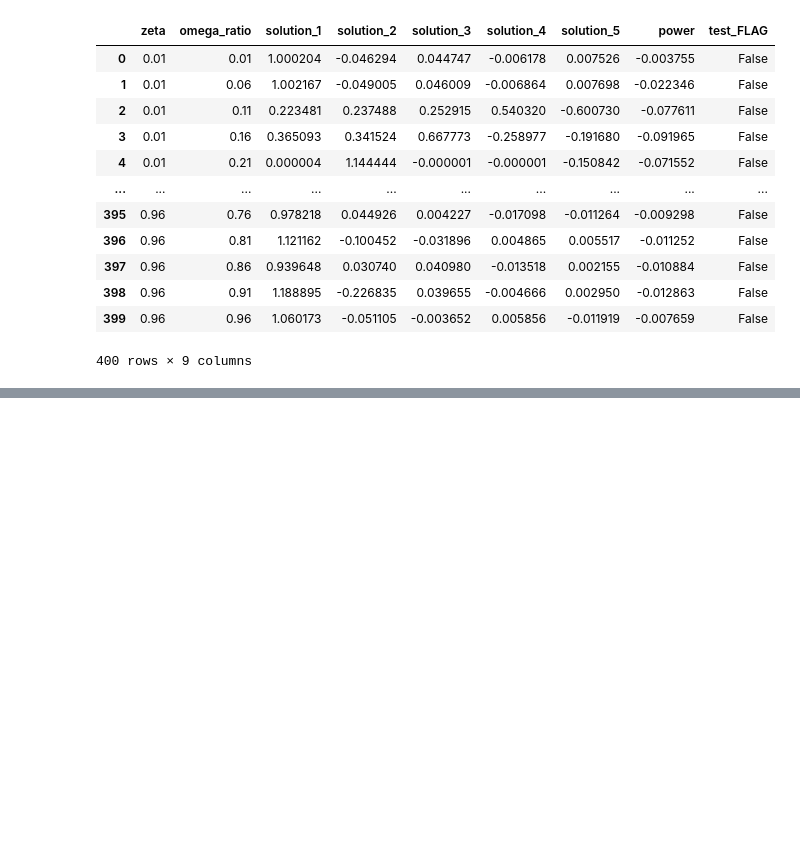
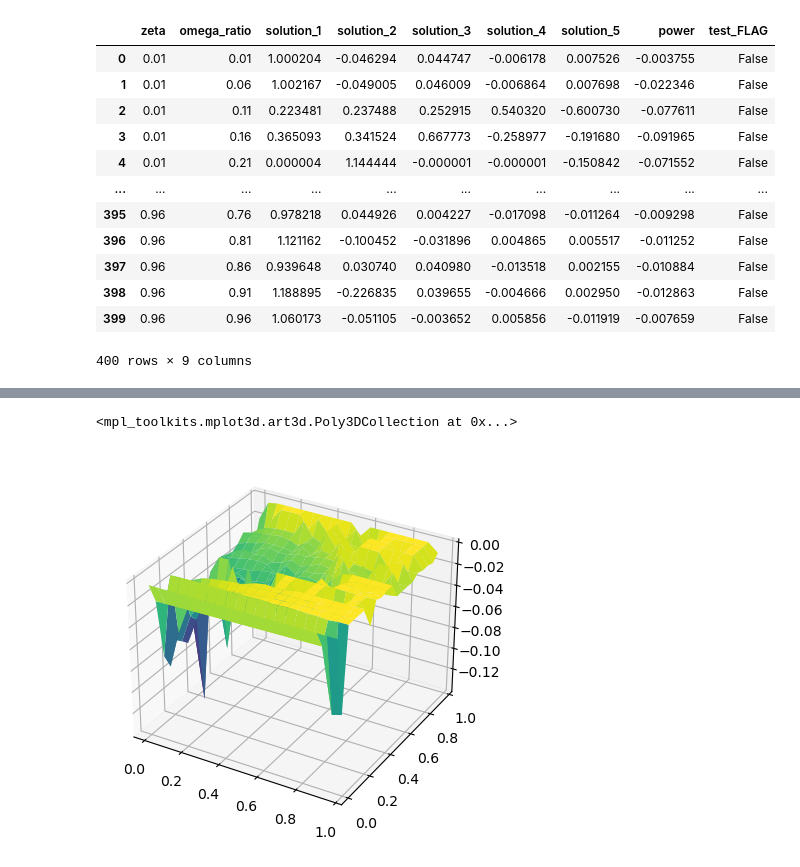
Before and after one commit to CharonDelMar/Master-Thesis, a Jupyter notebook: Thesis/test_Code/Test Code_contour plot.ipynb, the cells around one changed output, grey strips where cells are left out. Saved outputs shown, nothing was run; the diff lists cells and outputs as text; code cells hidden in the pictures; blank space fills up the shorter version.

```diff
--- a/Thesis/test_Code/Test Code_contour plot.ipynb
+++ b/Thesis/test_Code/Test Code_contour plot.ipynb
@@ -59,0 +61,7 @@ plt.show()
+# %%
+fig = plt.figure()
+ax = plt.axes(projection='3d')
+ax.plot_surface(z, ratio, P,cmap='viridis', edgecolor='none')
+# %% [output]
+<mpl_toolkits.mplot3d.art3d.Poly3DCollection at 0x...>
+[figure, added]
```
Also changed, not shown: parts of 3 cells of this notebook, 2 other files.
